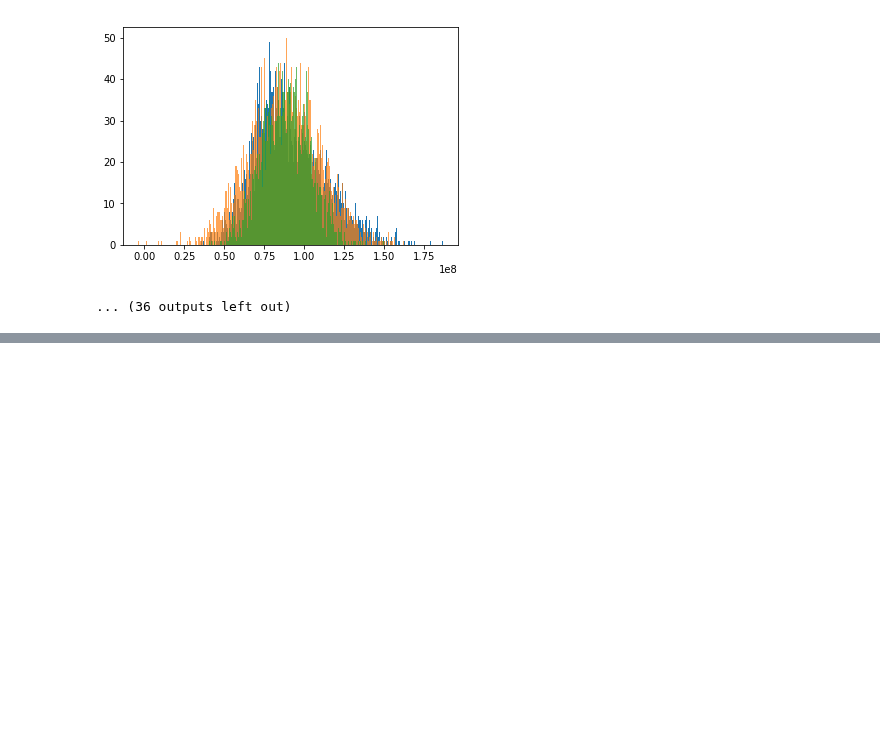
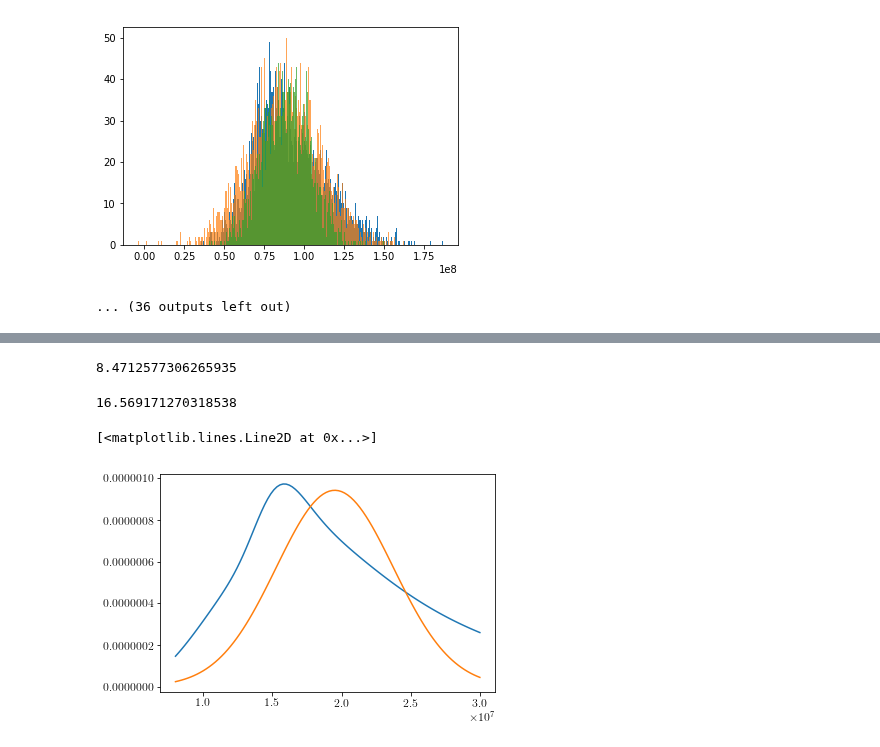
Before and after one commit to saint-germain/anisotropias, a Jupyter notebook: dist_viz.ipynb, the cells around one changed output, grey strips where cells are left out. Drawn from its saved outputs; the diff is of its cells as text; code cells hidden in the pictures; blank space fills up the shorter version.

```diff
--- a/dist_viz.ipynb
+++ b/dist_viz.ipynb
@@ -11,6 +11,9 @@ setup_text_plots(fontsize=12, usetex=True)
 # %%
 def gaussian(x, mu, sig):
     return 1./(np.sqrt(2.*np.pi)*sig)*np.exp(-np.power((x - mu)/sig, 2.)/2)
+# %%
+def lognormal(x,mu,sig):
+    return 1/(np.sqrt(2.*np.pi)*sig*x)*np.exp(-np.power((np.log(x) - mu)/sig, 2.)/2)
 # %%
 def weighted_std(values, weights):
     """
@@ -251,0 +295,77 @@ bootsig
+# %%
+np.random.seed(10)
+nbins=10000 #
+plt.figure(figsize=(11,12))
+kp=220
+for k in [4484,2015,5559,9027]:
+    i=ulist[k]
+    dfilter=np.in1d(dfs['Galaxy ID'],i)
+    dummy=dfs[dfilter]
+    if len(dummy) >5:# and np.round(dummy['D (Mpc)'].mean())==20:
+        print(len(dummy),dummy['D (Mpc)'].mean(),k)
+        tlic=[]
+        for km,ke in zip(dummy['m-M'],dummy['err']):
+            tlic+=[list(10**(np.random.normal(km,ke,nbins)/5.+1))] # bootstrap draw for each gal
+        tli=np.array(tlic)/1e6
+        booterr=np.percentile(tli, 84,axis=0)-np.percentile(tli, 16,axis=0)
+        tli=tli.ravel()
+        wnat,avnat = weighted_std(dummy['m-M'],1/dummy['err']**2)
+        distwav=10**(avnat/5+1)/1e6
+        wsti=0.461*distwav*wnat # weighted standard deviation
+        ecfi=0.461*distwav/np.sqrt((1/dummy['err']**2).sum()) # error according to cosmicflows
+        eqd=np.sqrt(ecfi**2+wsti**2)
+        dmin=np.min(tli)
+        dmax=2*np.median(tli)-dmin
+        dar=np.linspace(dmin,dmax,len(tli)//10)
+
+        ficp=gaussian(dar,distwav,ecfi)
+        ficq=gaussian(dar,distwav,eqd)
+        fich=gaussian(dar,np.median(tli),np.median(booterr)/2)
+        ficm=gaussian(dar,np.median(tli),np.median(np.abs(tli - np.median(tli))))
+
+        bins=len(tli.ravel())//200
+
+        kp+=1
+        plt.subplot(kp)
+
+        a=plt.hist(tli,bins=bins,normed=True,label=r'$P(D)$ draws')
+        plt.plot(dar,fich,label=r'$D$: median, $\sigma_D$: 84-16 (H)',c='k',linewidth=3)
+        plt.plot(dar,ficm,'--',label=r'$D$: median, $\sigma_D$: MAD (M)',c='k',linewidth=3)
+        plt.plot(dar,ficp,label=r'$D$: from $\bar{\mu}^*$, $\sigma_D$: prop. error (P)',c='k',alpha=0.5,linewidth=3)
+        plt.plot(dar,ficq,'--',label=r'$D$: from $\bar{\mu}^*$, $\sigma_D$: prop. quad. (Q)',c='k',alpha=0.5,linewidth=3)
+
+        plt.xlim(dmin,dmax)
+        plt.xlabel(r"$D$ (Mpc)")
+        plt.ylabel("Probability (normalized)")
+
+        plt.title(i+", "+str(len(dummy))+" measurements")
+#        if kp==221:
+plt.legend(loc='upper center', bbox_to_anchor=(-0.11, -0.11), fancybox=True, shadow=True,ncol=3)
+plt.savefig('mnras/comp.pdf', dpi=reso,transparent=True)
+plt.show()
+# %% [output]
+8.4712577306265935
+# %%
+k=4484
+i=ulist[k]
+dfilter=np.in1d(dfs['Galaxy ID'],i)
+dummy=dfs[dfilter]
+# %%
+np.log(dummy['D (Mpc)']*1e6).iloc[i]
+# %% [output]
+16.569171270318538
+# %%
+dmin=8e6
+dmax=30e6
+# %%
+dar=np.linspace(dmin,dmax,100)
+# %%
+ga=np.zeros(len(dar))
+for kk in range(len(dummy)):
+#    plt.plot(dar,lognormal(dar,np.log(dummy['D (Mpc)']*1e6).iloc[kk],dummy.err.iloc[kk]))
+    ga+=lognormal(dar,np.log(dummy['D (Mpc)']*1e6).iloc[kk],dummy.err.iloc[kk])
+plt.plot(dar,ga)
+plt.plot(dar,10*gaussian(dar,19.5135351117e6, 4.23345809078e6))
+# %% [output]
+[<matplotlib.lines.Line2D at 0x...>]
+[figure, added]
```
Also changed, not shown: parts of 8 cells of this notebook, 4 other files.
